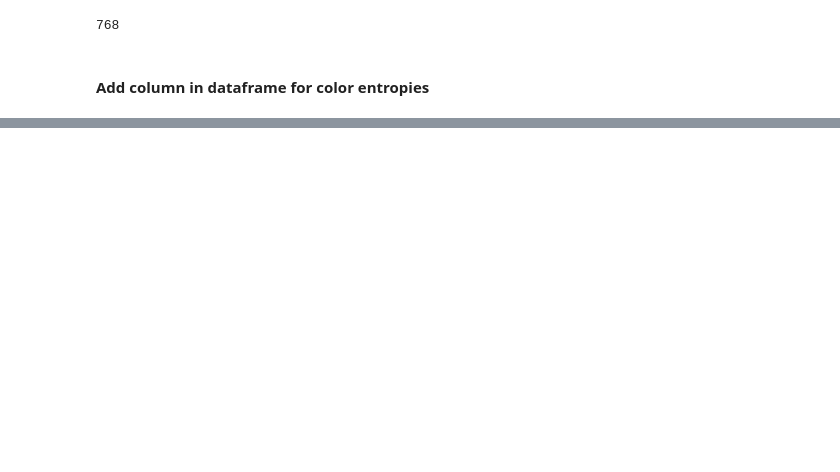
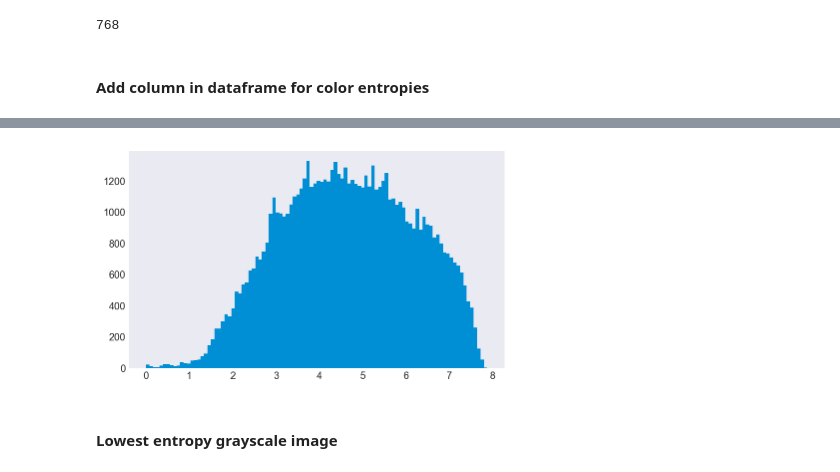
Before and after one commit to vnessified/information_theory_ui_analysis, a Jupyter notebook: notebooks/entropy_model.ipynb, the cells around one changed output, grey strips where cells are left out. Drawn from its saved outputs; the diff is of its cells as text; code cells hidden in the pictures; blank space fills up the shorter version.

```diff
--- a/notebooks/entropy_model.ipynb
+++ b/notebooks/entropy_model.ipynb
@@ -128,0 +138,2 @@ app_ui_exp['c_ent'] = app_ui_exp.c_histogram.map(lambda x: ui_entropy(x))
+# %%
+app_ui_exp['info_gain'] = app_ui_exp.c_ent - app_ui_exp.gs_ent
@@ -128,0 +170,6 @@ app_ui_exp['c_ent'] = app_ui_exp.c_histogram.map(lambda x: ui_entropy(x))
+# %%
+plt.hist(app_ui_exp.gs_ent, bins=100);
+# %% [output]
+[figure, added]
+# %% [markdown]
+#### Lowest entropy grayscale image
```
Also changed, not shown: parts of 47 cells of this notebook, 1 other file.
